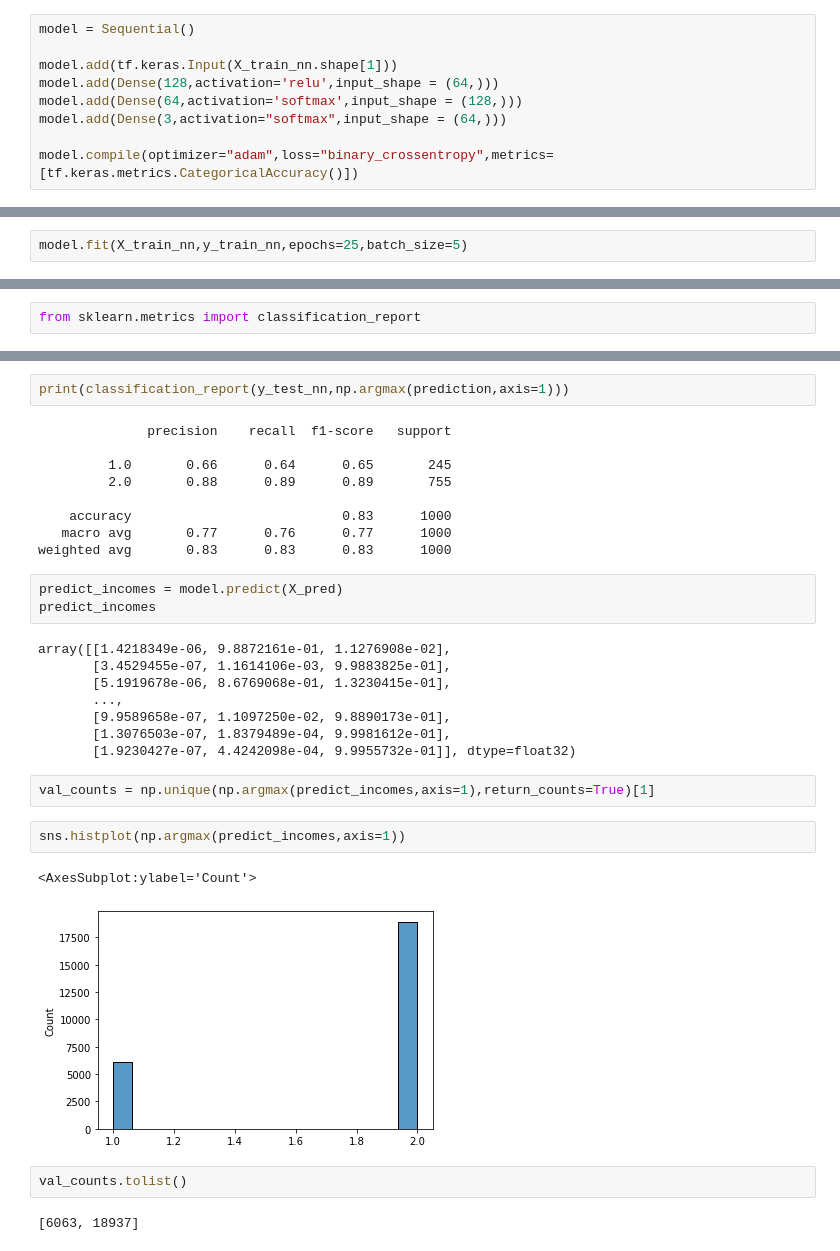
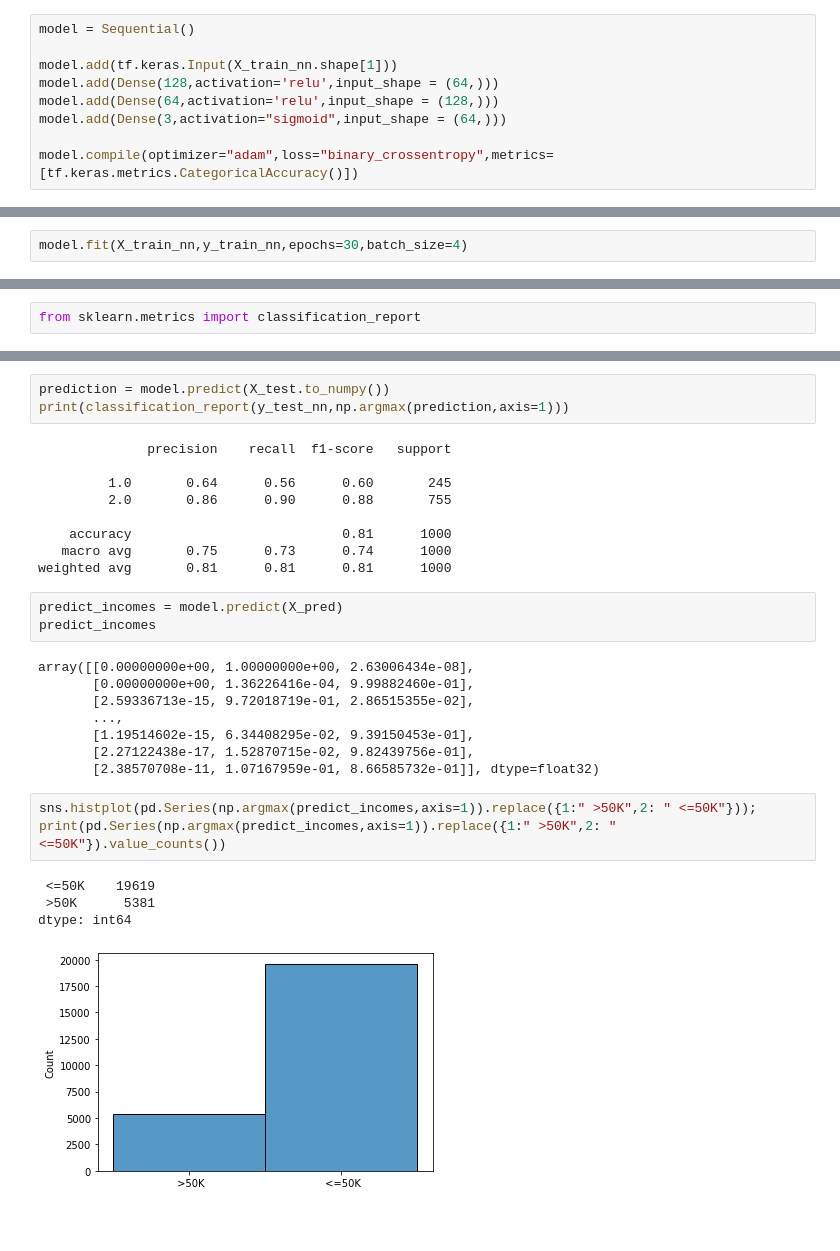
Before and after one commit to Kshitij301199/Income_Classification, a Jupyter notebook: models.ipynb, the cells around one changed output, grey strips where cells are left out. Drawn from its saved outputs; the diff is of its cells as text; blank space fills up the shorter version.

Commit message:
Made several NN models

```diff
--- a/models.ipynb
+++ b/models.ipynb
@@ -559,8 +605,8 @@ model = Sequential()
 
 model.add(tf.keras.Input(X_train_nn.shape[1]))
 model.add(Dense(128,activation='relu',input_shape = (64,)))
-model.add(Dense(64,activation='softmax',input_shape = (128,)))
-model.add(Dense(3,activation="softmax",input_shape = (64,)))
+model.add(Dense(64,activation='relu',input_shape = (128,)))
+model.add(Dense(3,activation="sigmoid",input_shape = (64,)))
 
 model.compile(optimizer="adam",loss="binary_crossentropy",metrics=[tf.keras.metrics.CategoricalAccuracy()])
 # %%
@@ -582,5 +628,5 @@ Trainable params: 16,771
 Non-trainable params: 0
 _________________________________________________________________
 # %%
-model.fit(X_train_nn,y_train_nn,epochs=25,batch_size=5)
+model.fit(X_train_nn,y_train_nn,epochs=30,batch_size=4)
 # %% [output]
@@ -611,33 +677,31 @@ y_test_nn = y_test.replace({-1:2,1:1}).to_numpy()
 # %%
+prediction = model.predict(X_test.to_numpy())
 print(classification_report(y_test_nn,np.argmax(prediction,axis=1)))
 # %% [output]
               precision    recall  f1-score   support
 
-         1.0       0.66      0.64      0.65       245
-         2.0       0.88      0.89      0.89       755
+         1.0       0.64      0.56      0.60       245
+         2.0       0.86      0.90      0.88       755
 
-    accuracy                           0.83      1000
-   macro avg       0.77      0.76      0.77      1000
-weighted avg       0.83      0.83      0.83      1000
+    accuracy                           0.81      1000
+   macro avg       0.75      0.73      0.74      1000
+weighted avg       0.81      0.81      0.81      1000
 # %%
 predict_incomes = model.predict(X_pred)
 predict_incomes
 # %% [output]
-array([[1.4218349e-06, 9.8872161e-01, 1.1276908e-02],
-       [3.4529455e-07, 1.1614106e-03, 9.9883825e-01],
-       [5.1919678e-06, 8.6769068e-01, 1.3230415e-01],
+array([[0.00000000e+00, 1.00000000e+00, 2.63006434e-08],
+       [0.00000000e+00, 1.36226416e-04, 9.99882460e-01],
+       [2.59336713e-15, 9.72018719e-01, 2.86515355e-02],
        ...,
-       [9.9589658e-07, 1.1097250e-02, 9.8890173e-01],
-       [1.3076503e-07, 1.8379489e-04, 9.9981612e-01],
-       [1.9230427e-07, 4.4242098e-04, 9.9955732e-01]], dtype=float32)
+       [1.19514602e-15, 6.34408295e-02, 9.39150453e-01],
+       [2.27122438e-17, 1.52870715e-02, 9.82439756e-01],
+       [2.38570708e-11, 1.07167959e-01, 8.66585732e-01]], dtype=float32)
-# %%
-val_counts = np.unique(np.argmax(predict_incomes,axis=1),return_counts=True)[1]
-# %%
-sns.histplot(np.argmax(predict_incomes,axis=1))
-# %% [output]
-<AxesSubplot:ylabel='Count'>
-[figure, removed]
-# %%
-val_counts.tolist()
-# %% [output]
-[6063, 18937]
+# %%
+sns.histplot(pd.Series(np.argmax(predict_incomes,axis=1)).replace({1:" >50K",2: " <=50K"}));
+print(pd.Series(np.argmax(predict_incomes,axis=1)).replace({1:" >50K",2: " <=50K"}).value_counts())
+# %% [output]
+ <=50K    19619
+ >50K      5381
+dtype: int64
+[figure, added]
```
Also changed, not shown: parts of 50 cells of this notebook.
